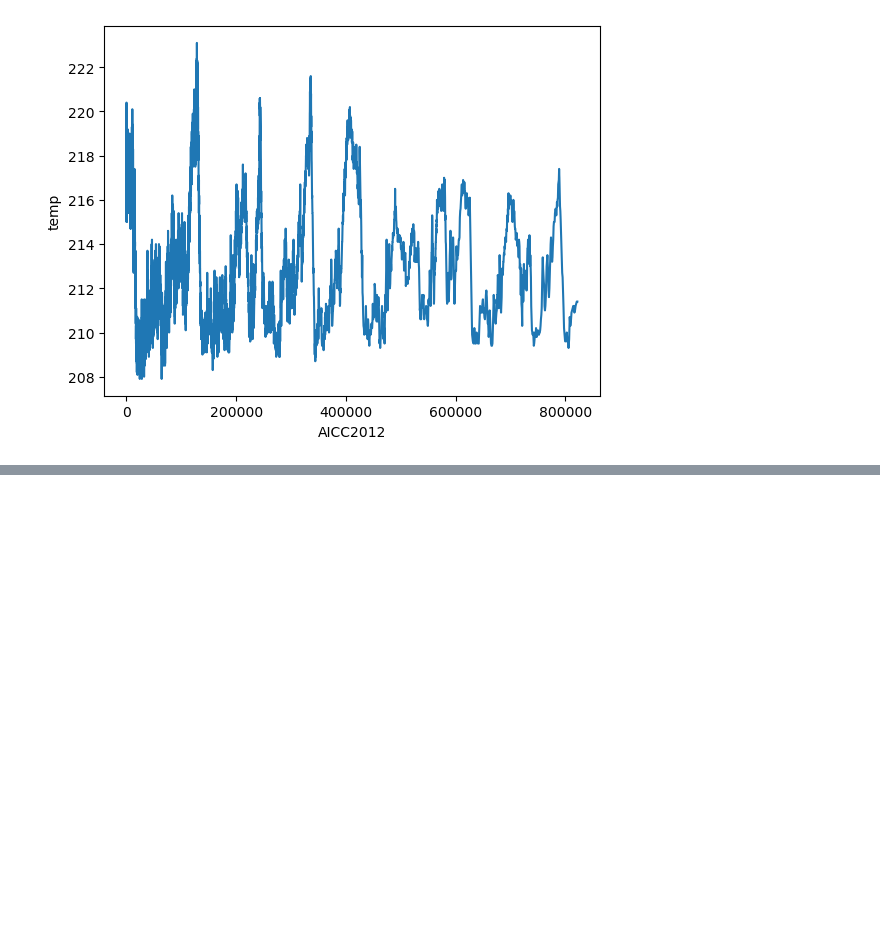
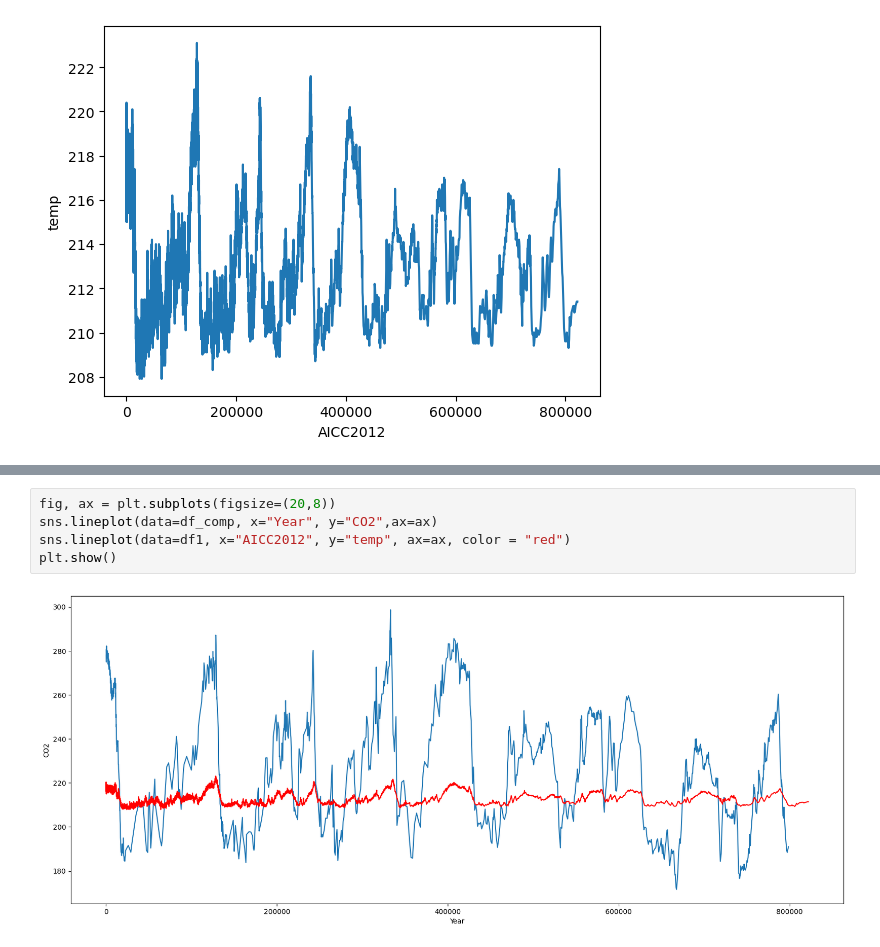
Before and after one commit to mickalleny2k/PfDA_Project2, a Jupyter notebook: project.ipynb, the cells around one changed output, grey strips where cells are left out. Drawn from its saved outputs; the diff is of its cells as text; blank space fills up the shorter version.

```diff
--- a/project.ipynb
+++ b/project.ipynb
@@ -127,0 +181,7 @@ sns.lineplot(data=df1, x="AICC2012", y="temp")
+# %%
+fig, ax = plt.subplots(figsize=(20,8))
+sns.lineplot(data=df_comp, x="Year", y="CO2",ax=ax)
+sns.lineplot(data=df1, x="AICC2012", y="temp", ax=ax, color = "red")
+plt.show()
+# %% [output]
+[figure, added]
```
Also changed, not shown: parts of 7 cells of this notebook.
